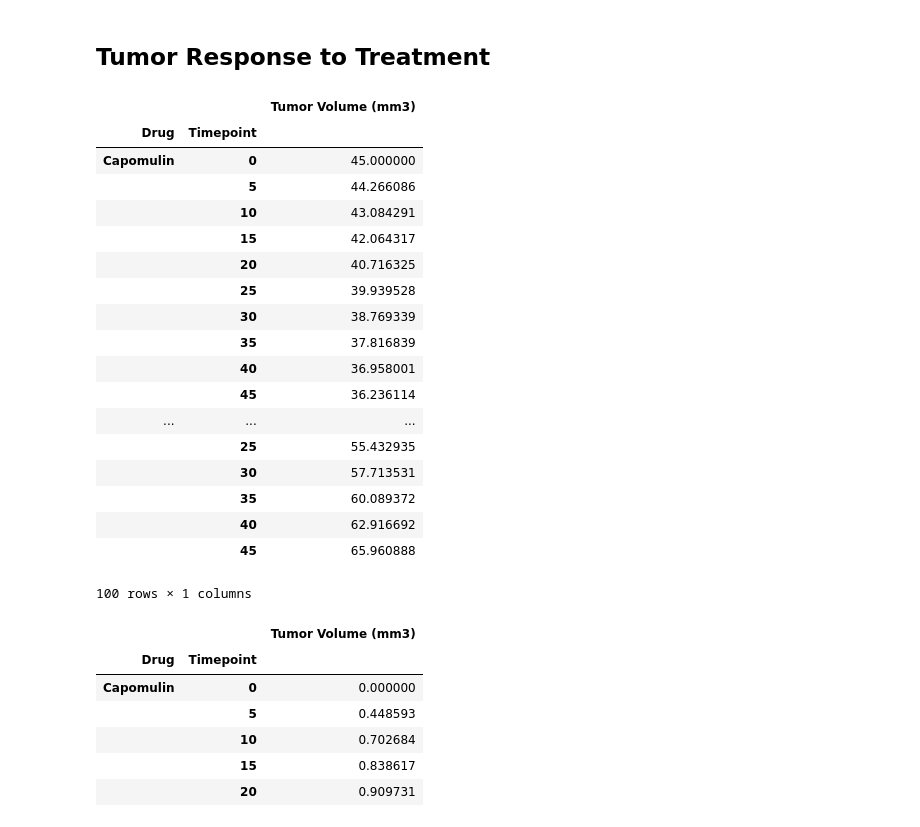
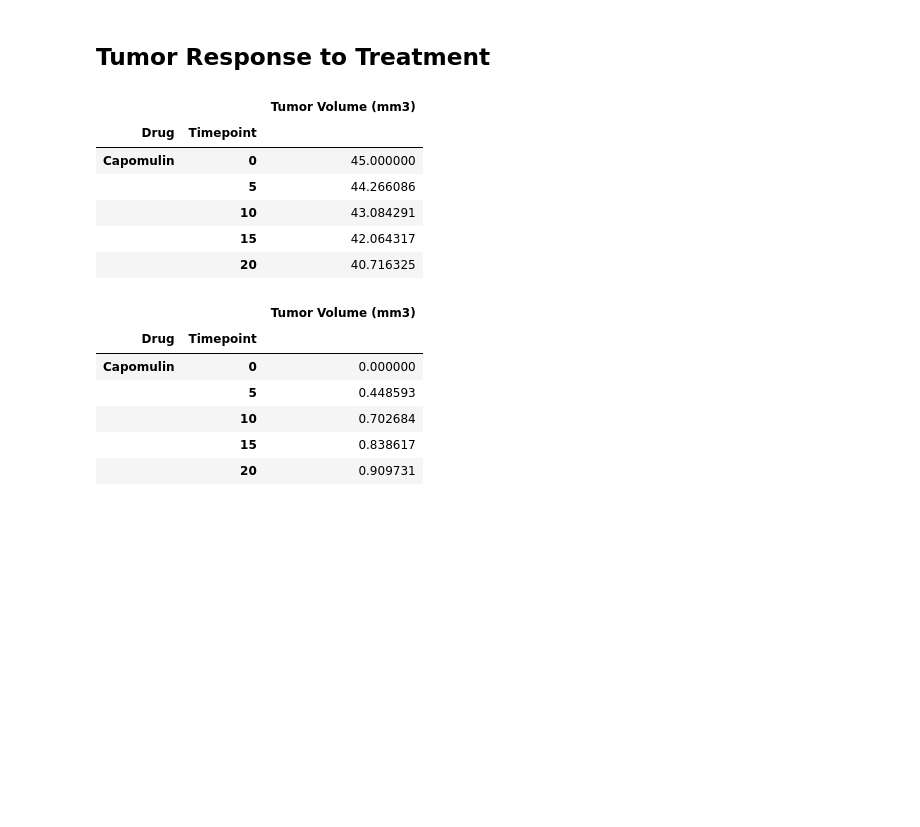
Before and after one commit to krithikaragha/Pymaceuticals, a Jupyter notebook: pymaceuticals.ipynb, the cells around one changed output. Saved outputs shown, nothing was run; the diff lists cells and outputs as text; code cells hidden in the pictures; blank space fills up the shorter version.

```diff
--- a/pymaceuticals.ipynb
+++ b/pymaceuticals.ipynb
@@ -55,33 +53,21 @@ merged_df.head()
 # %%
 # Store the Mean Tumor Volume Data Grouped by Drug and Timepoint
 mean_tumor_volume = merged_df.groupby(['Drug', 'Timepoint'])['Tumor Volume (mm3)'].mean()
 mean_tumor_volume
 
 # Convert to DataFrame
 mean_tumor_volume_df = pd.DataFrame(mean_tumor_volume)
 
 # Preview DataFrame
-mean_tumor_volume_df
+mean_tumor_volume_df.head()
 # %% [output]
 |  |  | Tumor Volume (mm3) |
 | Drug | Timepoint |  |
 | Capomulin | 0 | 45.000000 |
 |  | 5 | 44.266086 |
 |  | 10 | 43.084291 |
 |  | 15 | 42.064317 |
 |  | 20 | 40.716325 |
-|  | 25 | 39.939528 |
-|  | 30 | 38.769339 |
-|  | 35 | 37.816839 |
-|  | 40 | 36.958001 |
-|  | 45 | 36.236114 |
-| ... | ... | ... |
-|  | 25 | 55.432935 |
-|  | 30 | 57.713531 |
-|  | 35 | 60.089372 |
-|  | 40 | 62.916692 |
-|  | 45 | 65.960888 |
-100 rows × 1 columns
 # %%
 # Store the Standard Error of Tumor Volumes Grouped by Drug and Timepoint
 std_error_tumor_volume = merged_df.groupby(['Drug', 'Timepoint'])['Tumor Volume (mm3)'].sem()
```
Also changed, not shown: parts of 5 cells of this notebook, 2 other files.
